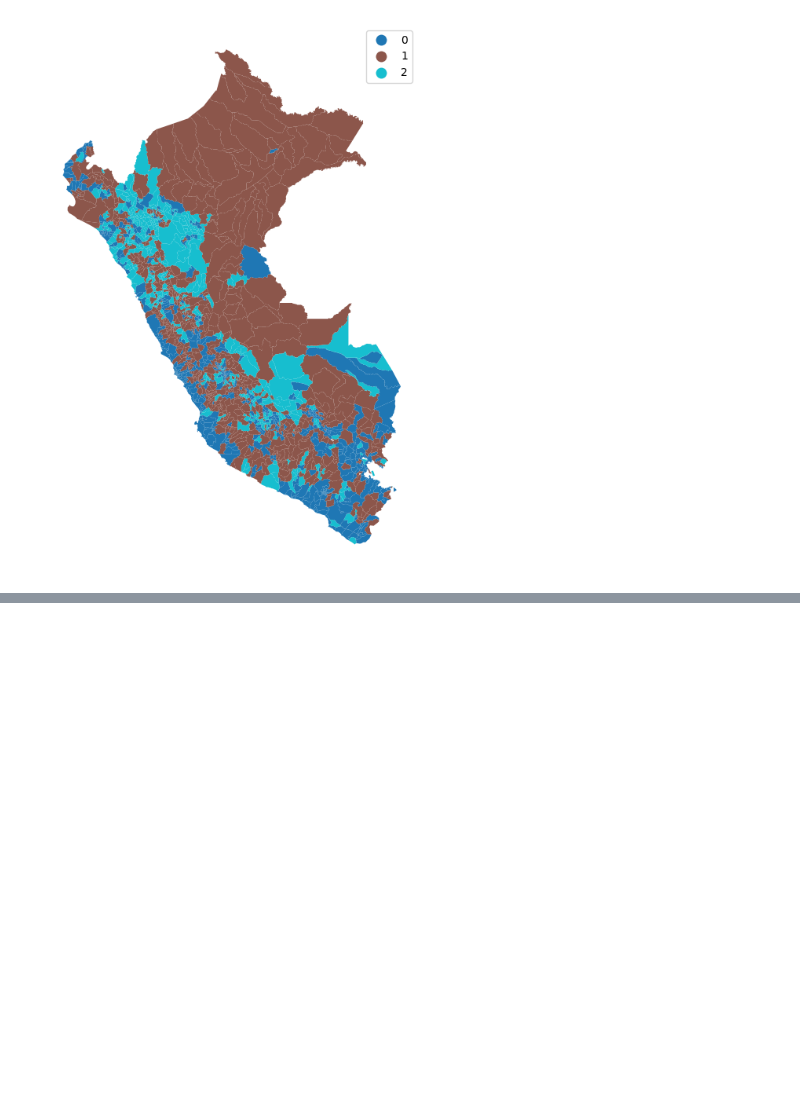
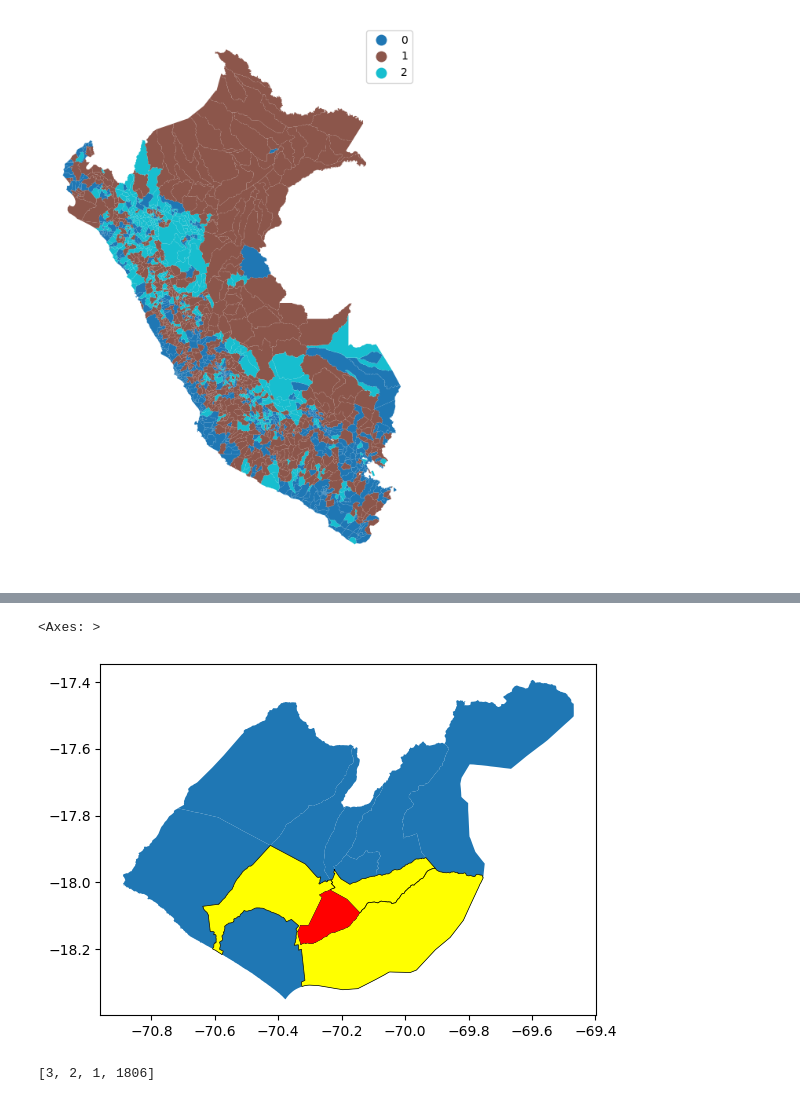
Before and after one commit to FabianRomero20/Examen2, a Jupyter notebook: FULLPRUEBAS.ipynb, the cells around one changed output, grey strips where cells are left out. Cells and saved outputs as stored; diff of their text form; code cells hidden in the pictures; blank space fills up the shorter version.

```diff
--- a/FULLPRUEBAS.ipynb
+++ b/FULLPRUEBAS.ipynb
@@ -579,0 +578,3 @@ ModuleNotFoundError: No module named 'libpysal'
+# %%
+# rook
+w_queen = Queen.from_dataframe(datadismap)
@@ -579,0 +608,12 @@ ModuleNotFoundError: No module named 'libpysal'
+# %%
+base=datadismap[datadismap.PROVINCIA=="TACNA"].plot()
+datadismap.iloc[w_queen.neighbors[0] ,].plot(ax=base,edgecolor='black',
+        linewidth=0.5,facecolor="yellow")
+datadismap.head(1).plot(ax=base,facecolor="red")
+# %% [output]
+<Axes: >
+[figure, added]
+# %%
+w_knn.neighbors[0]
+# %% [output]
+[3, 2, 1, 1806]
```
Also changed, not shown: parts of 30 cells of this notebook, 2 other files.
